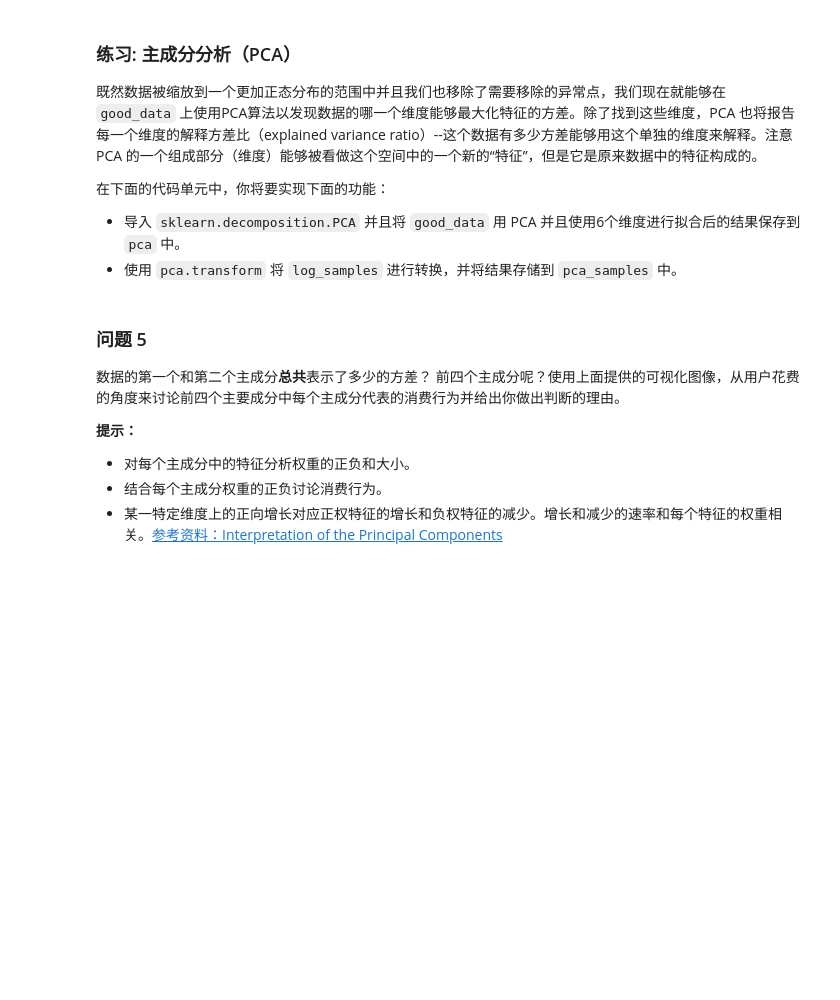
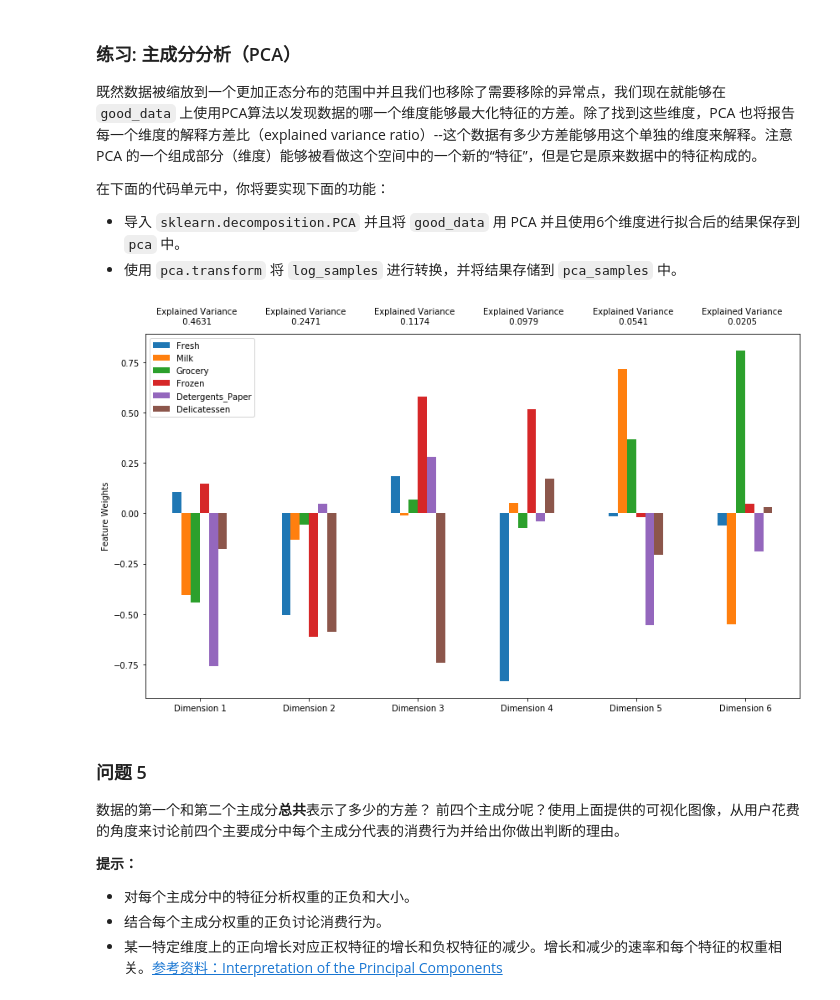
Before and after one commit to duzeng/MLND_CN_P3_Customer_Segments, a Jupyter notebook: customer_segments.ipynb, the cells around one changed output. Saved outputs shown, nothing was run; the diff lists cells and outputs as text; code cells hidden in the pictures; blank space fills up the shorter version.

```diff
--- a/customer_segments.ipynb
+++ b/customer_segments.ipynb
@@ -213,7 +213,7 @@ for feature in log_data.keys():
     display(log_data[~((log_data[feature] >= Q1 - step) & (log_data[feature] <= Q3 + step))])
 
 # TODO(可选): 选择你希望移除的数据点的索引
-outliers  = []
+outliers  = [65,66,81,95,96,128,171,193,218,304,305,338,353,355,357,412,86,98,154,356,75,154]
 
 # 以下代码会移除outliers中索引的数据点, 并储存在good_data中
 good_data = log_data.drop(log_data.index[outliers]).reset_index(drop = True)
@@ -295,14 +295,17 @@ Data points considered outliers for the feature 'Delicatessen':
  - 导入 `sklearn.decomposition.PCA` 并且将 `good_data` 用 PCA 并且使用6个维度进行拟合后的结果保存到 `pca` 中。
  - 使用 `pca.transform` 将 `log_samples` 进行转换，并将结果存储到 `pca_samples` 中。
 # %%
+from sklearn.decomposition import PCA
 # TODO：通过在good data上进行PCA，将其转换成6个维度
-pca = None
-
+pca = PCA(n_components=6)
+pca=pca.fit(good_data)
 # TODO：使用上面的PCA拟合将变换施加在log_samples上
-pca_samples = None
+pca_samples = pca.transform(log_samples)
 
 # 生成PCA的结果图
 pca_results = vs.pca_results(good_data, pca)
+# %% [output]
+[figure, added]
 # %% [markdown]
 ### 问题 5
 数据的第一个和第二个主成分**总共**表示了多少的方差？ 前四个主成分呢？使用上面提供的可视化图像，从用户花费的角度来讨论前四个主要成分中每个主成分代表的消费行为并给出你做出判断的理由。
```
Also changed, not shown: parts of 1 cell of this notebook.
